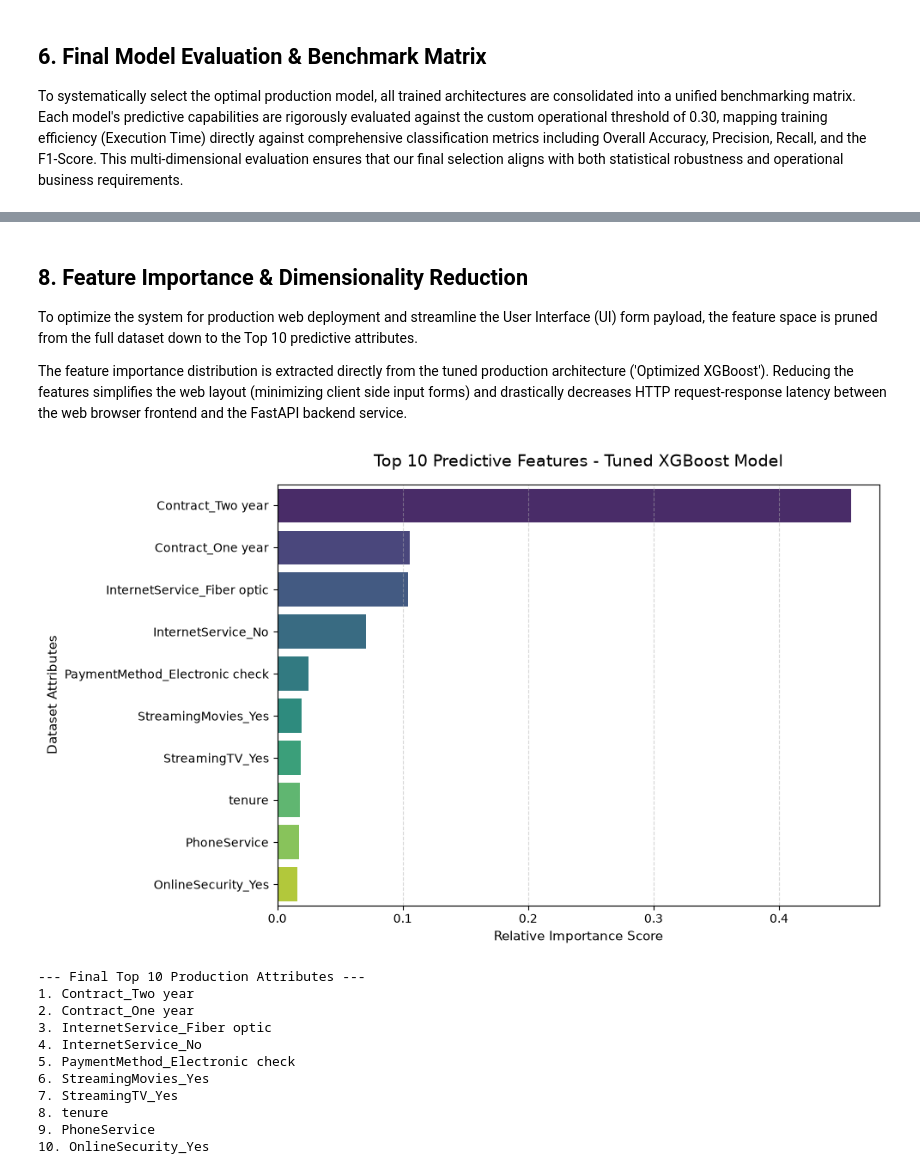
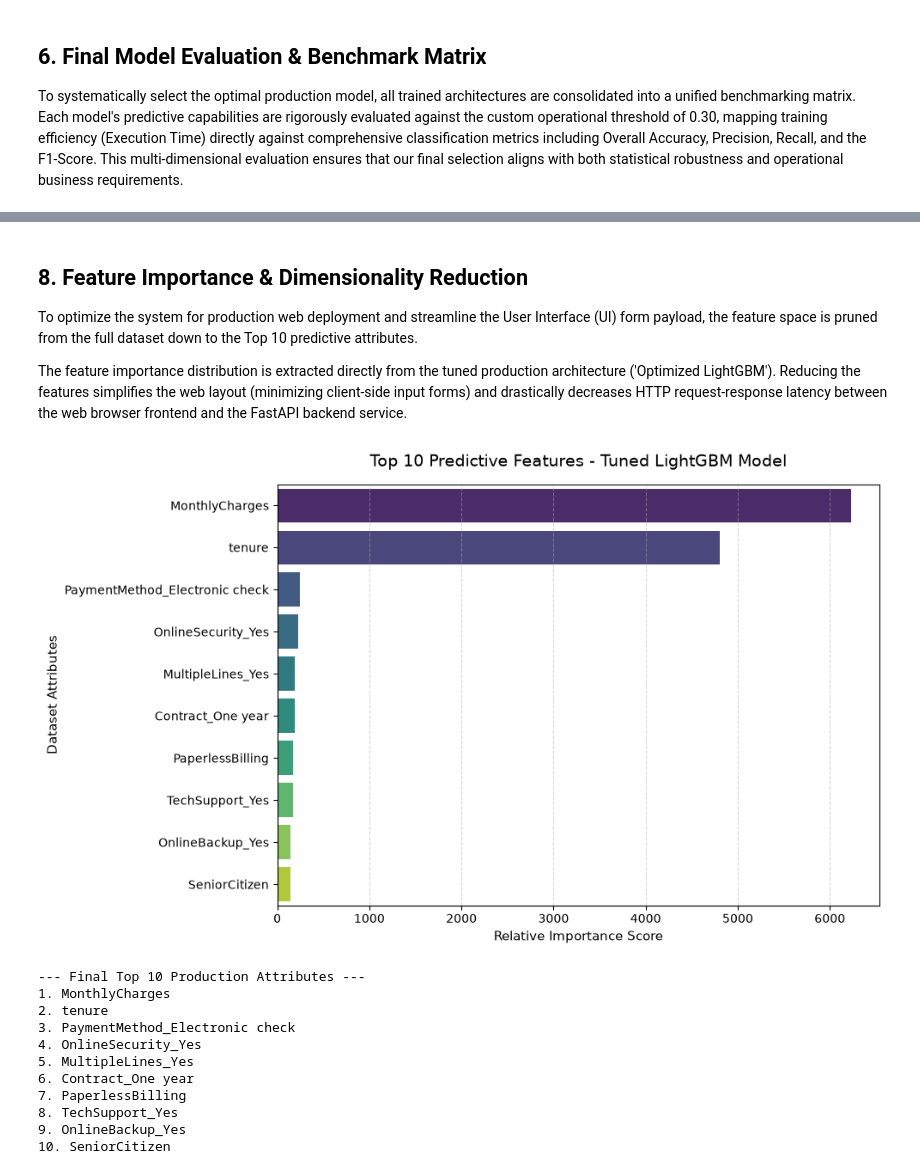
Before and after one commit to imashaindumina/churn-predictor-ml-model, a Jupyter notebook: notebooks/02_model_training.ipynb, the cells around one changed output, grey strips where cells are left out. Cells and saved outputs as stored; diff of their text form; code cells hidden in the pictures.

Commit message:
feat: migrate pipeline to optimized 10-feature LightGBM architecture with live Gemini Pro strategy agent

```diff
--- a/notebooks/02_model_training.ipynb
+++ b/notebooks/02_model_training.ipynb
@@ -31,7 +31,7 @@ X_train, X_test, y_train, y_test = train_test_split(
 )
 
 # Custom threshold for recall tuning
-THRESHOLD = 0.3
+THRESHOLD = 0.45
 
 print("Dataset loaded and split completed!")
 print(f"Total Rows: {df.shape[0]} | Total Columns: {df.shape[1]}")
@@ -381,8 +405,9 @@ eval_list = [
 
 print("Generating Final Production Benchmarking Matrix with Accuracy...\n")
 
-# Evaluate each model against the tuned threshold (0.3)
+# Evaluate each model against the tuned threshold (0.45)
 for name, proba_vector, train_time in eval_list:
+    # Applying our custom optimal operational threshold
     model_preds = (proba_vector >= THRESHOLD).astype(int)
 
     # Calculate evaluation metrics
@@ -394,7 +419,8 @@ for name, proba_vector, train_time in eval_list:
     # Store results in the benchmarks dictionary
     model_benchmarks['Model Architecture'].append(name)
     model_benchmarks['Execution Time (s)'].append(round(train_time, 3))
-    model_benchmarks['Accuracy'].append(round(accuracy, 3))
+    # Displaying accuracy as a clean percentage string for better presentation
+    model_benchmarks['Accuracy'].append(f"{accuracy * 100:.1f}%")
     model_benchmarks['Precision (Class 1)'].append(round(precision, 3))
     model_benchmarks['Recall (Class 1)'].append(round(recall, 3))
     model_benchmarks['F1-Score (Class 1)'].append(round(f1, 3))
@@ -402,7 +428,7 @@ for name, proba_vector, train_time in eval_list:
 # Convert benchmarks to a DataFrame for display
 benchmark_df = pd.DataFrame(model_benchmarks)
 
-print("--- Unified Model Comparison Matrix (Tuned Threshold = 0.3) ---")
+print(f"--- Unified Model Comparison Matrix (Tuned Threshold = {THRESHOLD}) ---")
 display(benchmark_df)
 # %% [output]
 Generating Final Production Benchmarking Matrix with Accuracy...
@@ -439,7 +465,7 @@ The search space dynamically explores key structural and regularization paramete
 # %%
 import optuna
 import warnings
-from xgboost import XGBClassifier
+import lightgbm as lgb
 from sklearn.metrics import f1_score, accuracy_score, recall_score
 warnings.filterwarnings('ignore')
 
@@ -451,23 +477,23 @@ def objective(trial):
         "n_estimators": trial.suggest_int("n_estimators", 300, 800),
         "learning_rate": trial.suggest_float("learning_rate", 0.01, 0.2),
         "max_depth": trial.suggest_int("max_depth", 3, 10),
+        "num_leaves": trial.suggest_int("num_leaves", 15, 63),
         "subsample": trial.suggest_float("subsample", 0.5, 1.0),
         "colsample_bytree": trial.suggest_float("colsample_bytree", 0.5, 1.0),
-        "min_child_weight": trial.suggest_int("min_child_weight", 1, 10),
-        "gamma": trial.suggest_float("gamma", 0, 5),
+        "min_child_samples": trial.suggest_int("min_child_samples", 5, 50),
         "reg_alpha": trial.suggest_float("reg_alpha", 0, 5),
         "reg_lambda": trial.suggest_float("reg_lambda", 0, 5),
         "random_state": 42,
         "n_jobs": -1,
         "scale_pos_weight": (y_train == 0).sum() / (y_train == 1).sum(),
-        "eval_metric": "logloss"
+        "verbose": -1
     }
 
-    # Initialize and train XGBoost with current trial parameters
-    model = XGBClassifier(**params)
+    # Initialize and train LightGBM with current trial parameters
+    model = lgb.LGBMClassifier(**params)
     model.fit(X_train, y_train)
 
-    # Predict probabilities and apply the tuned 0.3 threshold
+    # Predict probabilities and apply the tuned 0.45 threshold
     proba = model.predict_proba(X_test)[:, 1]
     y_pred = (proba >= THRESHOLD).astype(int)
 
@@ -479,7 +505,13 @@ study = optuna.create_study(direction="maximize")
 study.optimize(objective, n_trials=30)
 
 # Evaluate final performance breakdown of the best trial
-best_model = XGBClassifier(**study.best_params, scale_pos_weight=(y_train == 0).sum() / (y_train == 1).sum(), random_state=42, n_jobs=-1, eval_metric="logloss")
+best_model = lgb.LGBMClassifier(
+    **study.best_params,
+    scale_pos_weight=(y_train == 0).sum() / (y_train == 1).sum(),
+    random_state=42,
+    n_jobs=-1,
+    verbose=-1
+)
 best_model.fit(X_train, y_train)
 best_proba = best_model.predict_proba(X_test)[:, 1]
 best_preds = (best_proba >= THRESHOLD).astype(int)
@@ -490,7 +522,8 @@ final_rec = recall_score(y_test, best_preds, pos_label=1)
 print("\n🎯 Optimization Execution Complete!")
 print("Best Hyperparameters Found:", study.best_params)
 print(f"Peak F1-Score Achieved: {study.best_value:.4f}")
-print(f"-> Corresponding Accuracy: {final_acc:.4f}")
-print(f"-> Corresponding Recall: {final_rec:.4f}")
+print(f"-> Corresponding Accuracy: {final_acc*100:.1f}%")
+# Displaying recall as a clean percentage string for consistency
+print(f"-> Corresponding Recall: {final_rec*100:.1f}%")
 # %% [output]
 🚀 Initiating Optuna Bayesian Optimization (Targeting Balanced F1-Score)...
@@ -666,60 +699,61 @@ Generating Final Production Benchmarking Matrix from Memory...
 
 To optimize the system for production web deployment and streamline the User Interface (UI) form payload, the feature space is pruned from the full dataset down to the Top 10 predictive attributes.
 
-The feature importance distribution is extracted directly from the tuned production architecture ('Optimized XGBoost'). Reducing the features simplifies the web layout (minimizing client side input forms) and drastically decreases HTTP request-response latency between the web browser frontend and the FastAPI backend service.
+The feature importance distribution is extracted directly from the tuned production architecture ('Optimized LightGBM'). Reducing the features simplifies the web layout (minimizing client-side input forms) and drastically decreases HTTP request-response latency between the web browser frontend and the FastAPI backend service.
 # %%
 import pandas as pd
 import matplotlib.pyplot as plt
 import seaborn as sns
 
-# Extract feature importance values from our tuned production model
-importances = opt_xgb.feature_importances_
+# Extract feature importance values from our tuned production model (LightGBM)
+importances = opt_lgb.feature_importances_
 feature_names = X_train.columns
 
 # Map features with their respective importance scores and sort them
 mapping_df = pd.DataFrame({
     'Feature': feature_names,
     'Importance': importances
 }).sort_values(by='Importance', ascending=False)
 
 # Isolate the definitive Top 10 Features
 top_10_features = mapping_df.head(10)
 
 # Set up clean corporate visualization styling
 plt.figure(figsize=(10, 6))
 sns.barplot(
     x='Importance',
     y='Feature',
     data=top_10_features,
     palette='viridis'
 )
 
-plt.title('Top 10 Predictive Features - Tuned XGBoost Model', fontsize=14, pad=15)
+# Updated titles for our tuned LightGBM architecture
+plt.title('Top 10 Predictive Features - Tuned LightGBM Model', fontsize=14, pad=15)
 plt.xlabel('Relative Importance Score', fontsize=11)
 plt.ylabel('Dataset Attributes', fontsize=11)
 plt.grid(axis='x', linestyle='--', alpha=0.5)
 plt.tight_layout()
 
 # Render the feature importance bar chart
 plt.show()
 
 # Print the explicit list of top 10 columns for validation
 print("--- Final Top 10 Production Attributes ---")
 for idx, col in enumerate(top_10_features['Feature'].values, 1):
     print(f"{idx}. {col}")
 # %% [output]
-[figure, old version]
+[figure, new version]
 --- Final Top 10 Production Attributes ---
-1. Contract_Two year
-2. Contract_One year
-3. InternetService_Fiber optic
-4. InternetService_No
-5. PaymentMethod_Electronic check
-6. StreamingMovies_Yes
-7. StreamingTV_Yes
-8. tenure
-9. PhoneService
-10. OnlineSecurity_Yes
+1. MonthlyCharges
+2. tenure
+3. PaymentMethod_Electronic check
+4. OnlineSecurity_Yes
+5. MultipleLines_Yes
+6. Contract_One year
+7. PaperlessBilling
+8. TechSupport_Yes
+9. OnlineBackup_Yes
+10. SeniorCitizen
 # %% [markdown]
 ## 9. Final Production Model Training & Serialization
 
```
Also changed, not shown: parts of 27 cells of this notebook, 17 other files.
